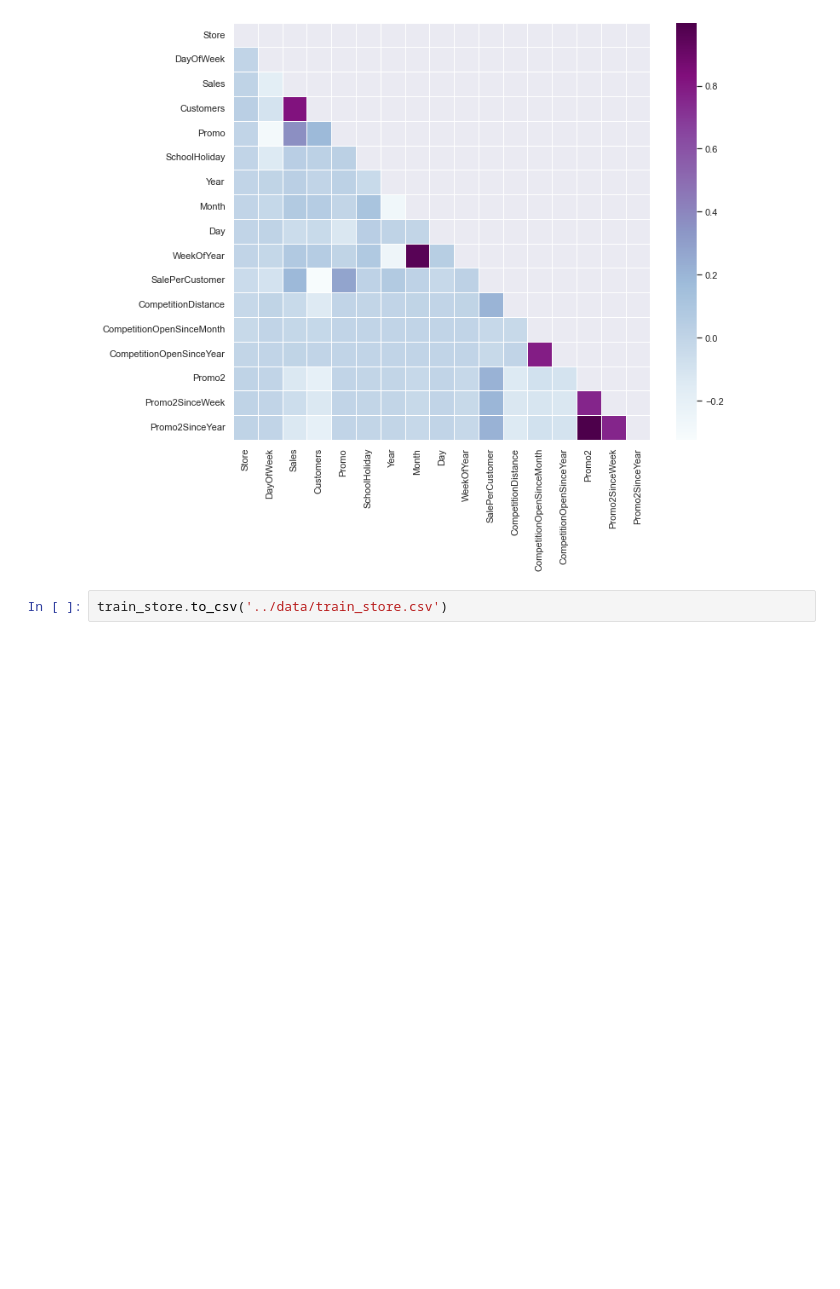
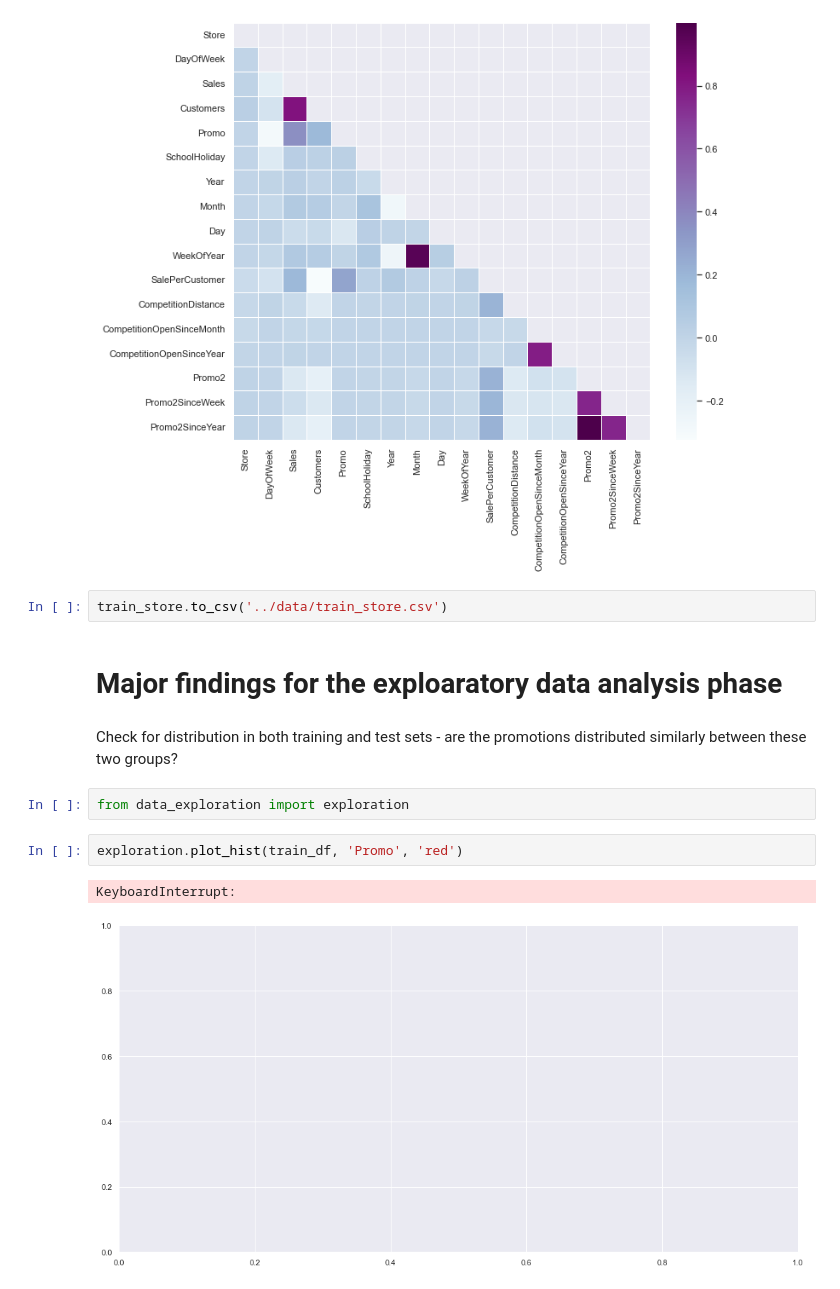
Before and after one commit to michaelgetachew-abebe/Pharmaceutical-Sales-Prediction_Rossmann, a Jupyter notebook: notebooks/explratory_data_analysis.ipynb, the cells around one changed output. Cells and saved outputs as stored; diff of their text form; blank space fills up the shorter version.

Commit message:
Feat(add) the top three exploration findings about the data

```diff
--- a/notebooks/explratory_data_analysis.ipynb
+++ b/notebooks/explratory_data_analysis.ipynb
@@ -267,3 +343,14 @@ plt.show()
 [figure]
 # %%
 train_store.to_csv('../data/train_store.csv')
+# %% [markdown]
+# Major findings for the exploaratory data analysis phase
+# %% [markdown]
+Check for distribution in both training and test sets - are the promotions distributed similarly between these two groups?
+# %%
+from data_exploration import exploration
+# %%
+exploration.plot_hist(train_df, 'Promo', 'red')
+# %% [output]
+KeyboardInterrupt:
+[figure, added]
```
Also changed, not shown: parts of 26 cells of this notebook, 2 other files.
